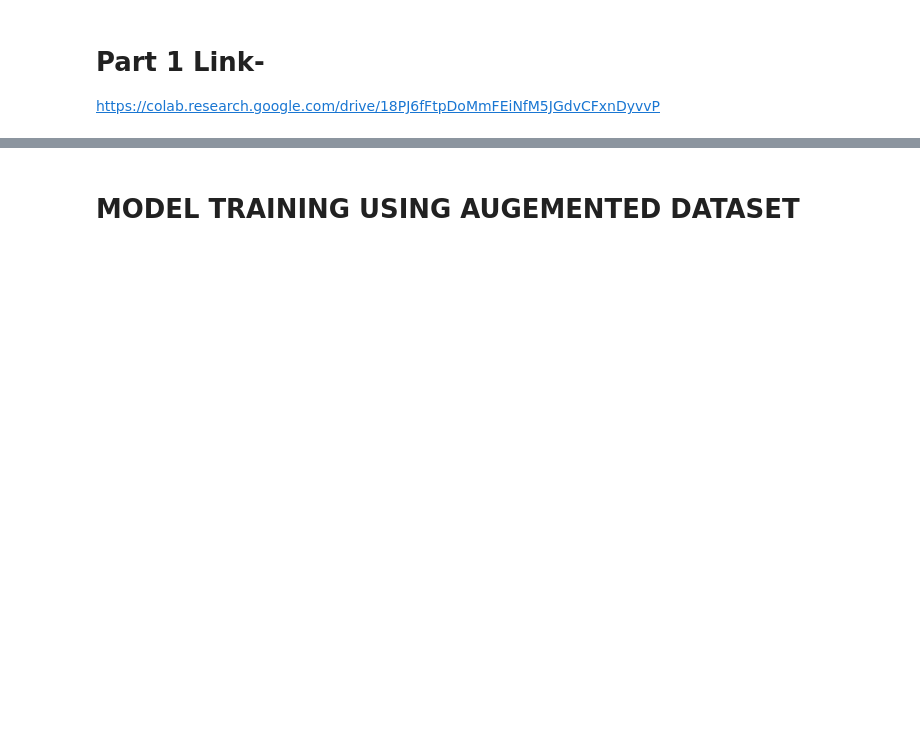
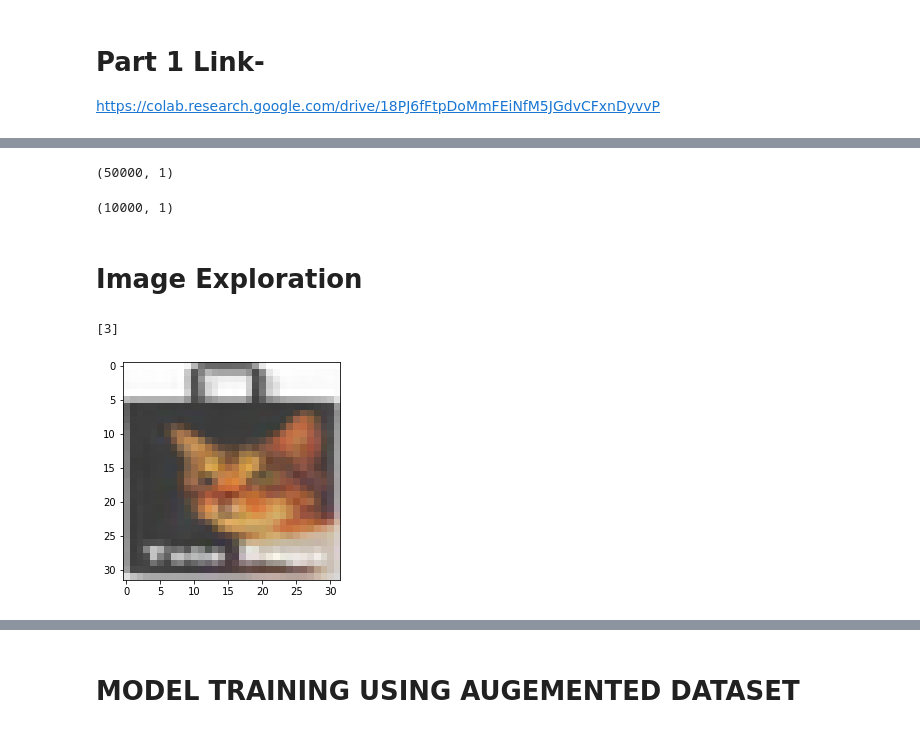
Before and after one commit to rahulbordoloi/CiFAR-10-Images-Classification, a Jupyter notebook: CiFAR_10_Images_Classification_Using_CNNs[2].ipynb, the cells around one changed output, grey strips where cells are left out. Cells and saved outputs as stored; diff of their text form; code cells hidden in the pictures; blank space fills up the shorter version.

```diff
--- a/CiFAR_10_Images_Classification_Using_CNNs[2].ipynb
+++ b/CiFAR_10_Images_Classification_Using_CNNs[2].ipynb
@@ -43,0 +39,18 @@ for x_batch in dataget_train.flow(X_train_sample, batch_size = n):
+# %%
+y_train.shape
+# %% [output]
+(50000, 1)
+# %%
+y_test.shape
+# %% [output]
+(10000, 1)
+# %% [markdown]
+# Image Exploration
+# %%
+#checking out a random image
+i = 3000
+plt.imshow(X_train[i])
+print(y_train[i])
+# %% [output]
+[3]
+[figure, added]
```
Also changed, not shown: parts of 44 cells of this notebook.
